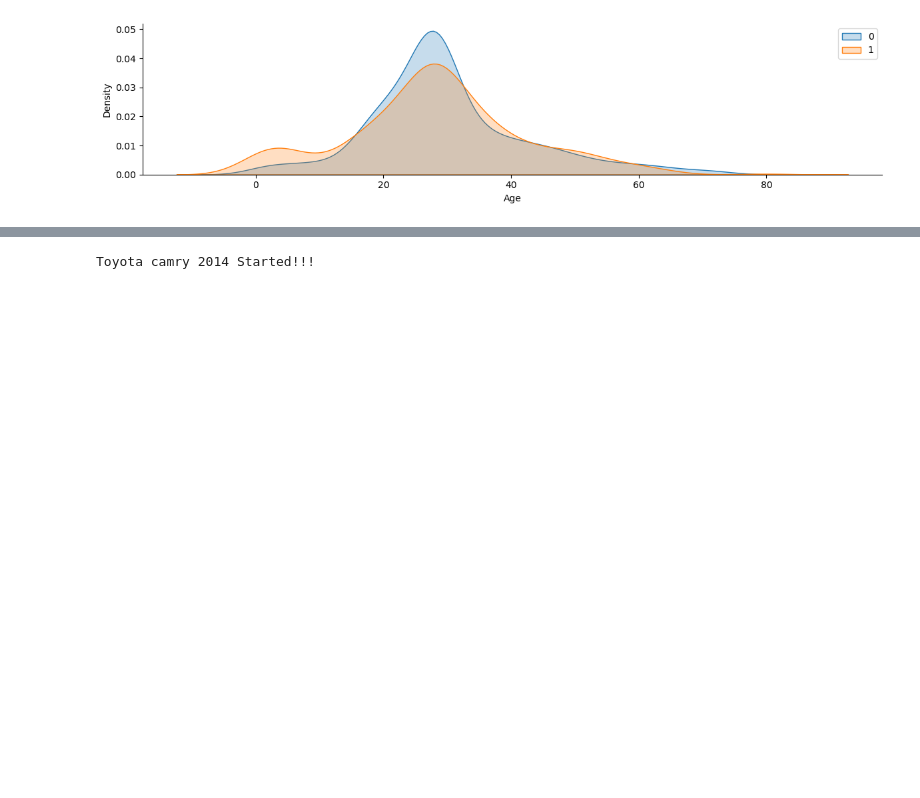
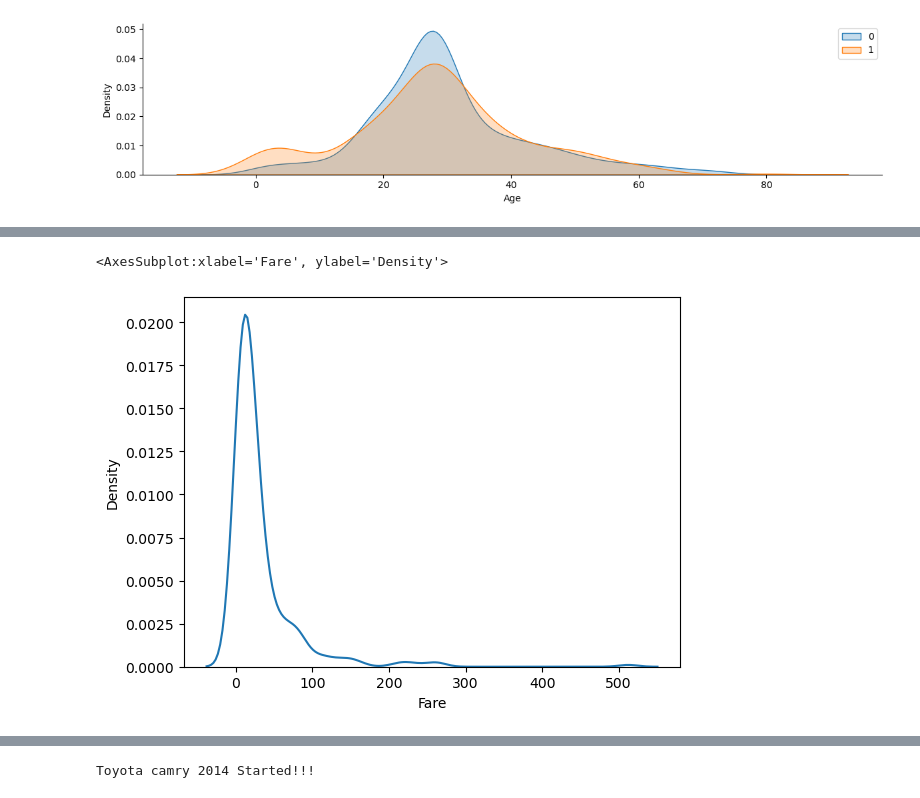
Before and after one commit to kazeemolaitanmusbau/Instructing--folder, a Jupyter notebook: Untitled.ipynb, the cells around one changed output, grey strips where cells are left out. Drawn from its saved outputs; the diff is of its cells as text; code cells hidden in the pictures; blank space fills up the shorter version.

```diff
--- a/Untitled.ipynb
+++ b/Untitled.ipynb
@@ -273,0 +274,5 @@ sns.boxplot(data=df, x="Sex", y="Age")
+# %%
+sns.kdeplot(df.Fare)
+# %% [output]
+<AxesSubplot:xlabel='Fare', ylabel='Density'>
+[figure, added]
```
Also changed, not shown: parts of 8 cells of this notebook.
